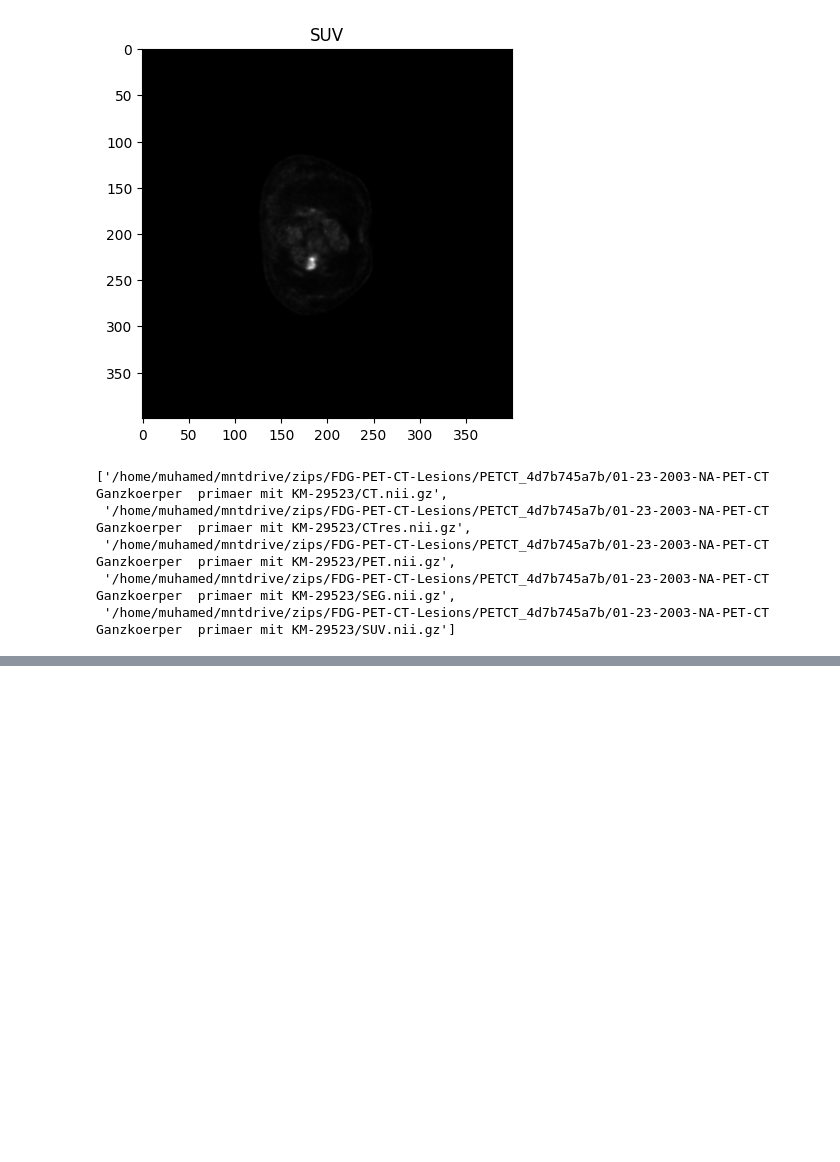
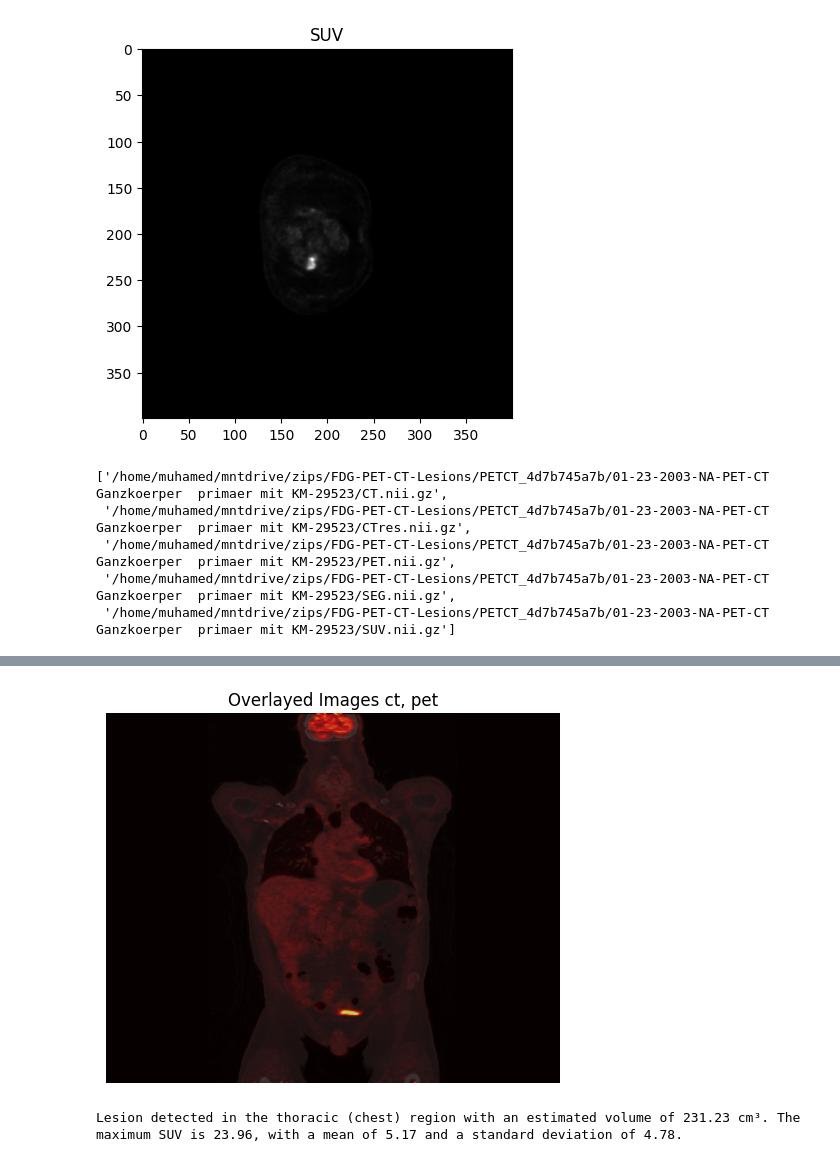
Before and after one commit to MohamedAlaaAli/petctUnet, a Jupyter notebook: research/01_vis.ipynb, the cells around one changed output, grey strips where cells are left out. Cells and saved outputs as stored; diff of their text form; code cells hidden in the pictures; blank space fills up the shorter version.

```diff
--- a/research/01_vis.ipynb
+++ b/research/01_vis.ipynb
@@ -163,0 +197,8 @@ tensor(0.) tensor(1.)
+# %%
+plt.imshow(np.rot90(nibs[1].get_fdata()[:, 200, :]), cmap='gray')  # base image
+plt.imshow(np.rot90(nibs[2].get_fdata()[:, 200, :]), cmap='hot', alpha=0.7)  # overlay with transparency
+plt.axis('off')
+plt.title("Overlayed Images ct, pet")
+plt.show()
+# %% [output]
+[figure, added]
@@ -163,0 +305,13 @@ tensor(0.) tensor(1.)
+# %%
+stats = get_statistics(nibs[2], nibs[4], nibs[3])
+
+if "message" in stats:
+    print(stats["message"])
+else:
+    report = (
+        f"Lesion detected in the {stats['location']} with an estimated volume of {stats['volume_cm3']} cm³. "
+        f"The maximum SUV is {stats['suv_max']}, with a mean of {stats['suv_mean']} and a standard deviation of {stats['suv_std']}. "
+    )
+    print(report)
+# %% [output]
+Lesion detected in the thoracic (chest) region with an estimated volume of 231.23 cm³. The maximum SUV is 23.96, with a mean of 5.17 and a standard deviation of 4.78.
```
Also changed, not shown: parts of 13 cells of this notebook, 2 other files.
